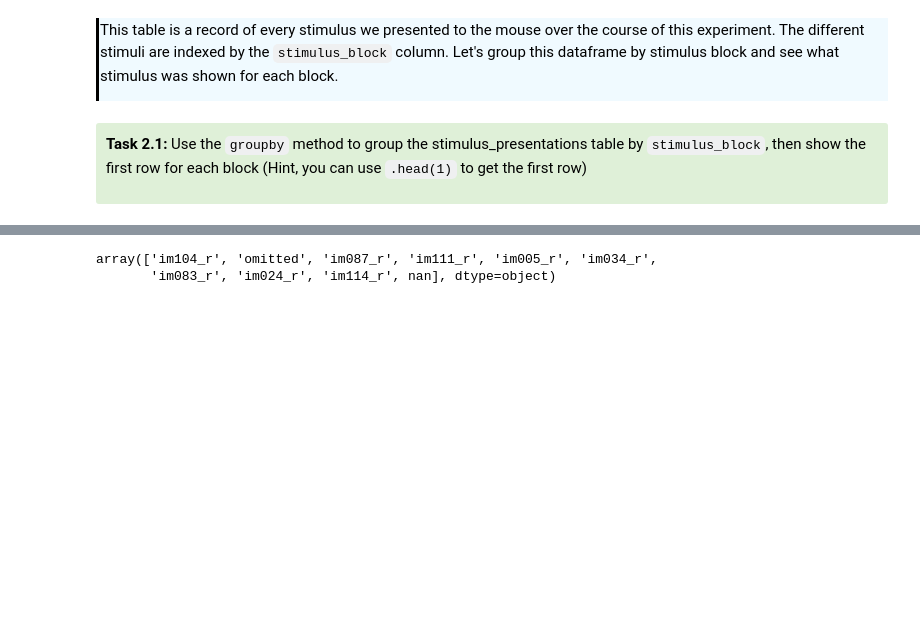
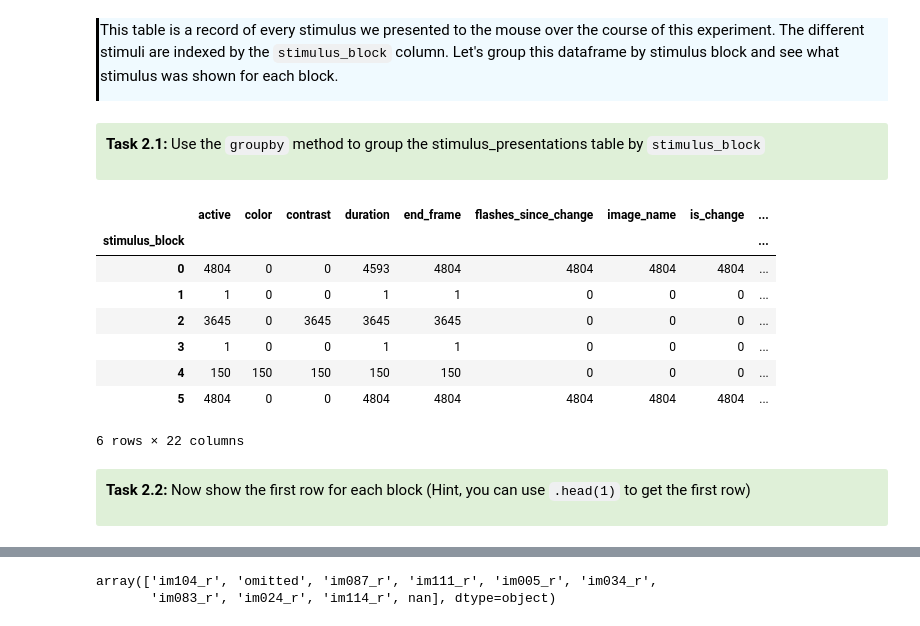
Before and after one commit to AllenInstitute/swdb_2022, a Jupyter notebook: Organizers/VBN_SWDB_2022_without_xarrays.ipynb, the cells around one changed output, grey strips where cells are left out. Cells and saved outputs as stored; diff of their text form; code cells hidden in the pictures; blank space fills up the shorter version.

```diff
--- a/Organizers/VBN_SWDB_2022_without_xarrays.ipynb
+++ b/Organizers/VBN_SWDB_2022_without_xarrays.ipynb
@@ -285,9 +263,25 @@ stimulus_presentations.head()
 <div style="border-left: 3px solid #000; padding: 1px; padding-left: 10px; background: #F0FAFF; ">
 
 This table is a record of every stimulus we presented to the mouse over the course of this experiment. The different stimuli are indexed by the `stimulus_block` column. Let's group this dataframe by stimulus block and see what stimulus was shown for each block.
+# %% [markdown]
+<div style="background: #DFF0D8; border-radius: 3px; padding: 10px;">
+    <p><b>Task 2.1:</b>  Use the <code>groupby</code> method to group the stimulus_presentations table by <code>stimulus_block</code>
+</div>
+# %%
+stimulus_presentations.groupby('stimulus_block').count()
+# %% [output]
+|  | active | color | contrast | duration | end_frame | flashes_since_change | image_name | is_change | ... |
+| stimulus_block |  |  |  |  |  |  |  |  | ... |
+| 0 | 4804 | 0 | 0 | 4593 | 4804 | 4804 | 4804 | 4804 | ... |
+| 1 | 1 | 0 | 0 | 1 | 1 | 0 | 0 | 0 | ... |
+| 2 | 3645 | 0 | 3645 | 3645 | 3645 | 0 | 0 | 0 | ... |
+| 3 | 1 | 0 | 0 | 1 | 1 | 0 | 0 | 0 | ... |
+| 4 | 150 | 150 | 150 | 150 | 150 | 0 | 0 | 0 | ... |
+| 5 | 4804 | 0 | 0 | 4804 | 4804 | 4804 | 4804 | 4804 | ... |
+6 rows × 22 columns
 # %% [markdown]
 <div style="background: #DFF0D8; border-radius: 3px; padding: 10px;">
-    <p><b>Task 2.1:</b>  Use the <code>groupby</code> method to group the stimulus_presentations table by <code>stimulus_block</code>, then show the first row for each block (Hint, you can use <code>.head(1)</code> to get the first row)
+    <p><b>Task 2.2:</b>  Now show the first row for each block (Hint, you can use <code>.head(1)</code> to get the first row)
 </div>
 # %%
 stimulus_presentations.groupby('stimulus_block').head(1)
```
Also changed, not shown: parts of 38 cells of this notebook.
